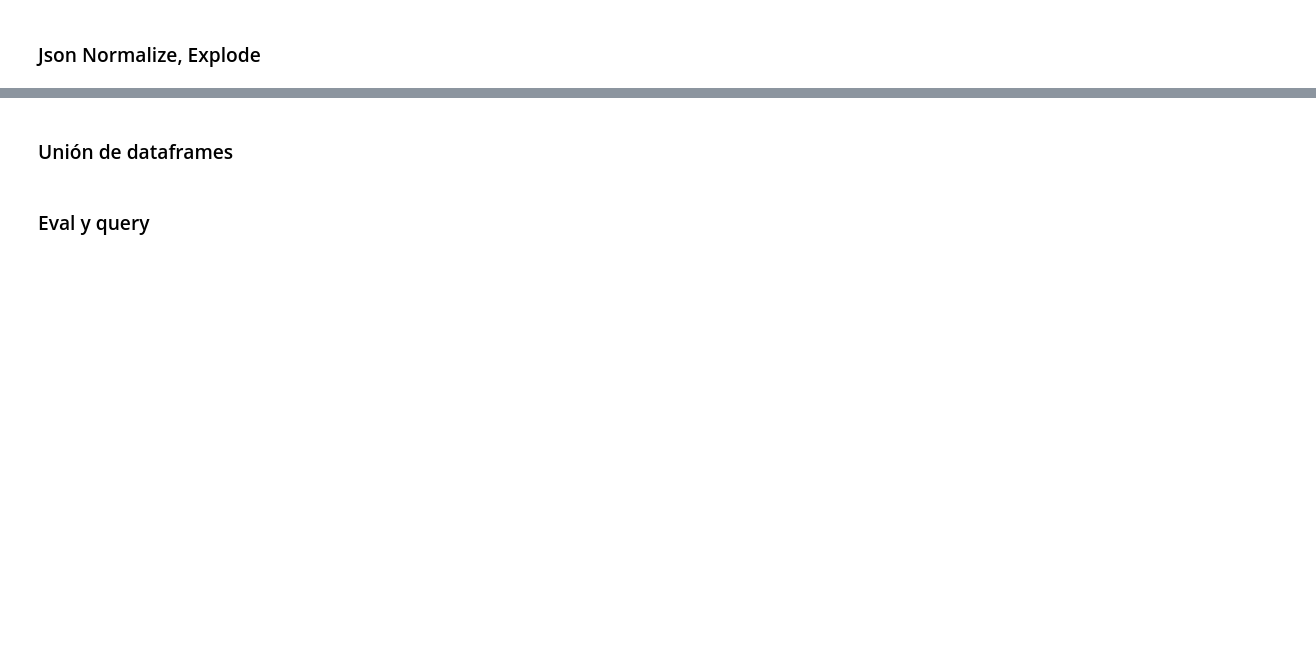
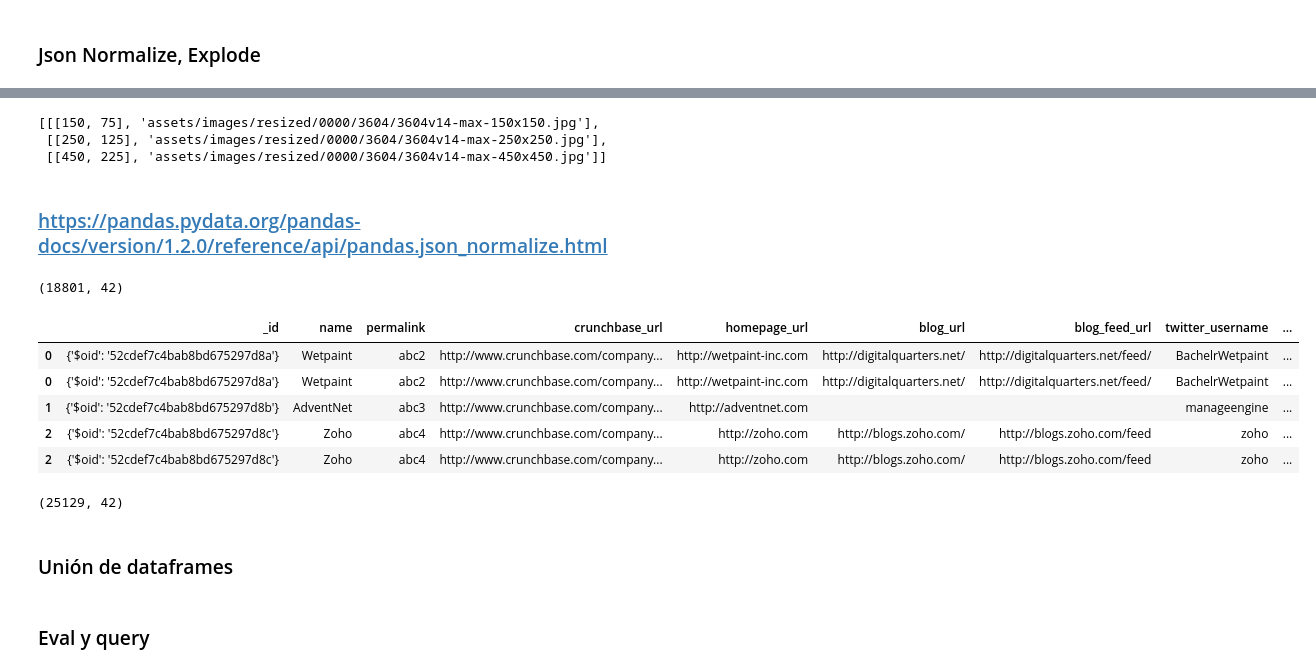
Before and after one commit to YonatanRA/ds_tb_part_21_09, a Jupyter notebook: 02-Data_Analysis/2.1 - Pandas Deepdive.ipynb, the cells around one changed output, grey strips where cells are left out. Drawn from its saved outputs; the diff is of its cells as text; code cells hidden in the pictures; blank space fills up the shorter version.

```diff
--- a/02-Data_Analysis/2.1 - Pandas Deepdive.ipynb
+++ b/02-Data_Analysis/2.1 - Pandas Deepdive.ipynb
@@ -864,3 +991,30 @@ crosstab(index, columns, values=None, rownames=None, colnames=None, aggfunc=None
+# %%
+pd.json_normalize(df_json.image.dropna()).available_sizes[0]
+# %% [output]
+[[[150, 75], 'assets/images/resized/0000/3604/3604v14-max-150x150.jpg'],
+ [[250, 125], 'assets/images/resized/0000/3604/3604v14-max-250x250.jpg'],
+ [[450, 225], 'assets/images/resized/0000/3604/3604v14-max-450x450.jpg']]
+# %% [markdown]
+### https://pandas.pydata.org/pandas-docs/version/1.2.0/reference/api/pandas.json_normalize.html
+# %%
+df_json.shape
+# %% [output]
+(18801, 42)
+# %%
+exp_df=df_json.explode('products')
+# %%
+exp_df.head()
+# %% [output]
+|  | _id | name | permalink | crunchbase_url | homepage_url | blog_url | blog_feed_url | twitter_username | ... |
+| 0 | {'$oid': '52cdef7c4bab8bd675297d8a'} | Wetpaint | abc2 | http://www.crunchbase.com/company... | http://wetpaint-inc.com | http://digitalquarters.net/ | http://digitalquarters.net/feed/ | BachelrWetpaint | ... |
+| 0 | {'$oid': '52cdef7c4bab8bd675297d8a'} | Wetpaint | abc2 | http://www.crunchbase.com/company... | http://wetpaint-inc.com | http://digitalquarters.net/ | http://digitalquarters.net/feed/ | BachelrWetpaint | ... |
+| 1 | {'$oid': '52cdef7c4bab8bd675297d8b'} | AdventNet | abc3 | http://www.crunchbase.com/company... | http://adventnet.com |  |  | manageengine | ... |
+| 2 | {'$oid': '52cdef7c4bab8bd675297d8c'} | Zoho | abc4 | http://www.crunchbase.com/company... | http://zoho.com | http://blogs.zoho.com/ | http://blogs.zoho.com/feed | zoho | ... |
+| 2 | {'$oid': '52cdef7c4bab8bd675297d8c'} | Zoho | abc4 | http://www.crunchbase.com/company... | http://zoho.com | http://blogs.zoho.com/ | http://blogs.zoho.com/feed | zoho | ... |
+# %%
+exp_df.shape
+# %% [output]
+(25129, 42)
 # %% [markdown]
 ### Unión de dataframes
 # %% [markdown]
```
Also changed, not shown: parts of 21 cells of this notebook, 1 other file.
